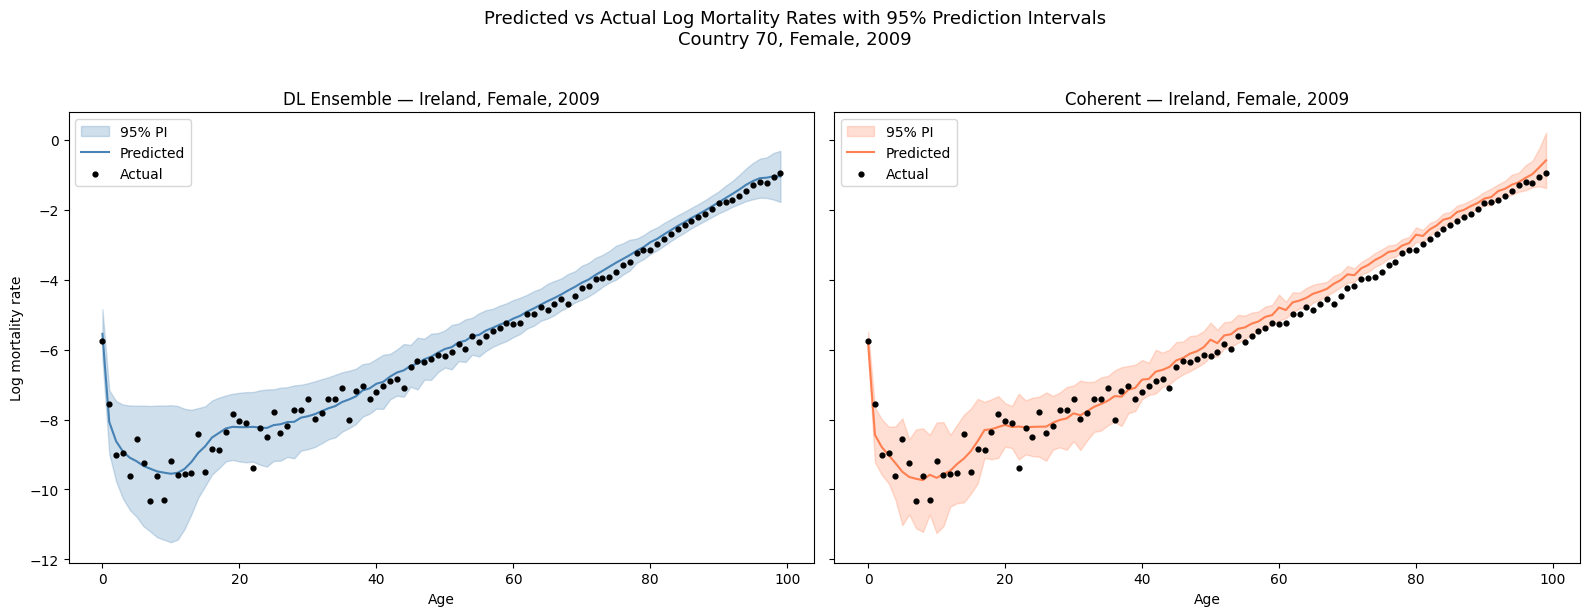
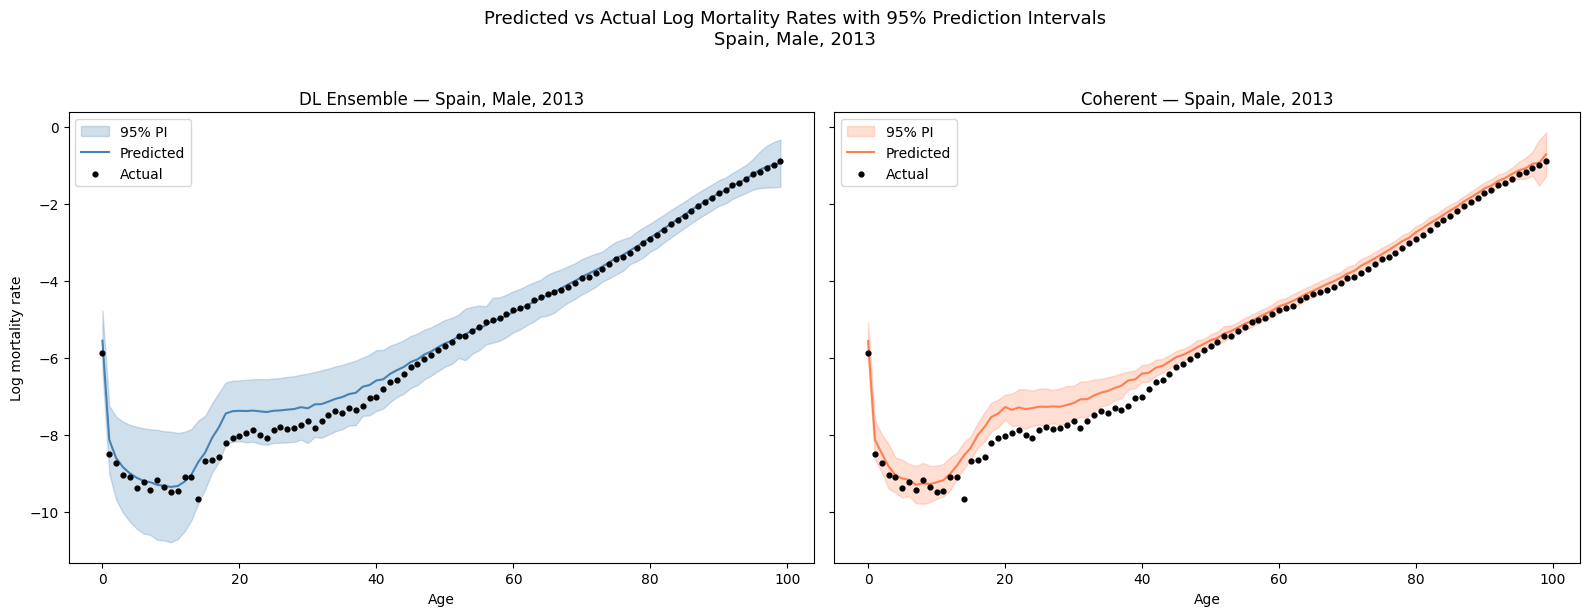
The change to this notebook cell's code, shown as a diff; its figure went from the first image to the second:
--- before
+++ after
@@ -4,7 +4,7 @@
 
 # --- Choose a year, gender, and country ---
-YEAR = 2009
-GENDER = 0       # 0 = Female, 1 = Male
-GEO = 70           # country code (numeric index from data)
+YEAR = 2013
+GENDER = 1       # 0 = Female, 1 = Male
+GEO = 61         # country code (numeric index from data)
 
 gender_label = 'Male' if GENDER == 1 else 'Female'
@@ -54,5 +54,5 @@
 ax.set_xlabel('Age')
 ax.set_ylabel('Log mortality rate')
-ax.set_title(f'DL Ensemble — Ireland, {gender_label}, {YEAR}')
+ax.set_title(f'DL Ensemble — Spain, {gender_label}, {YEAR}')
 ax.legend()
 
@@ -69,10 +69,10 @@
            color='black', s=12, zorder=5, label='Actual')
 ax.set_xlabel('Age')
-ax.set_title(f'Coherent — Ireland, {gender_label}, {YEAR}')
+ax.set_title(f'Coherent — Spain, {gender_label}, {YEAR}')
 ax.legend()
 
 plt.suptitle(f'Predicted vs Actual Log Mortality Rates with 95% Prediction Intervals\n'
-             f'Country {GEO}, {gender_label}, {YEAR}', fontsize=13, y=1.02)
+             f'Spain, {gender_label}, {YEAR}', fontsize=13, y=1.02)
 plt.tight_layout()
-plt.savefig('../../data/ireland_example.png', dpi=150, bbox_inches='tight')
+plt.savefig('../../data/spain_example.png', dpi=150, bbox_inches='tight')
 plt.show()

Commit: Update evaluation notebooks for single and expanding window analyses